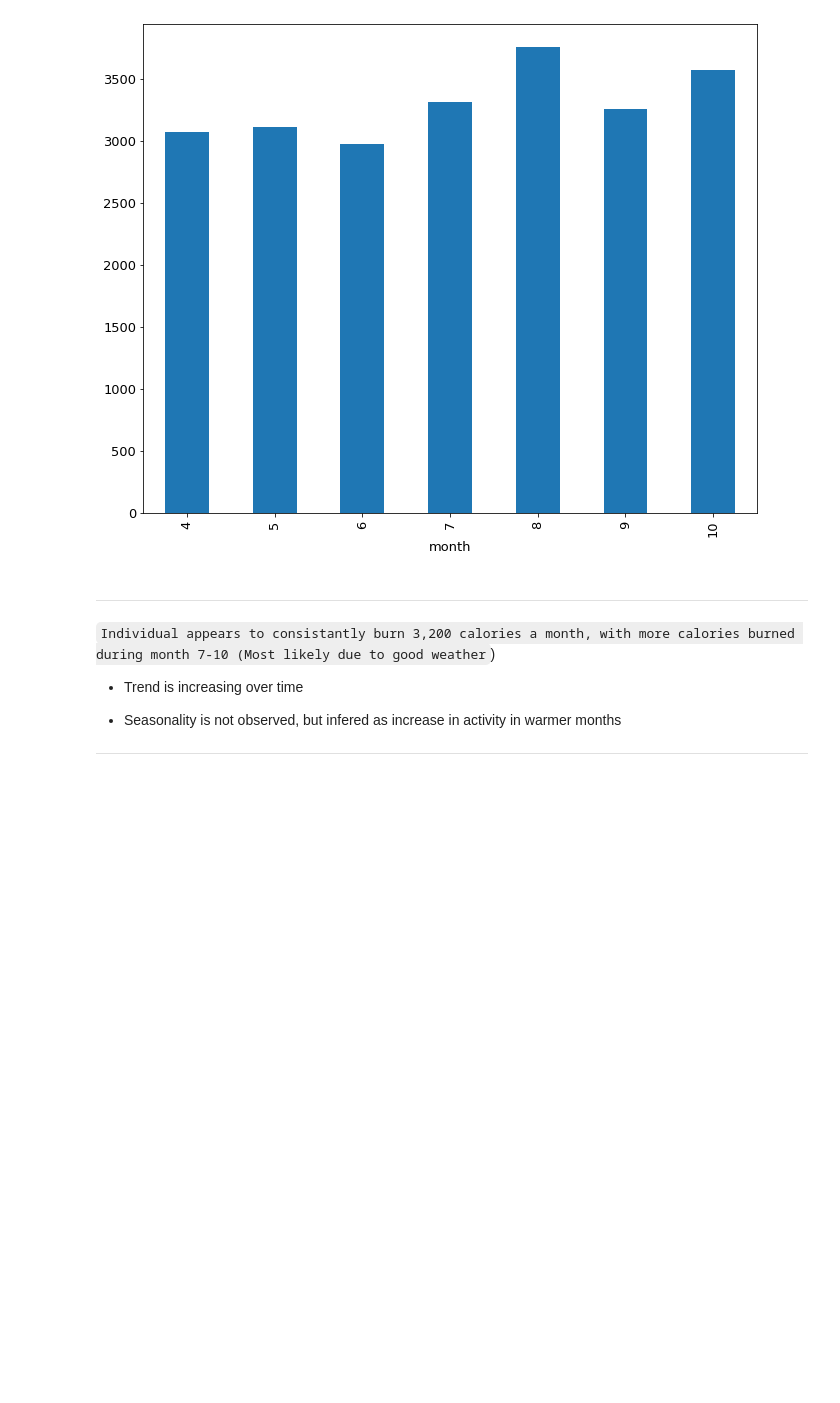
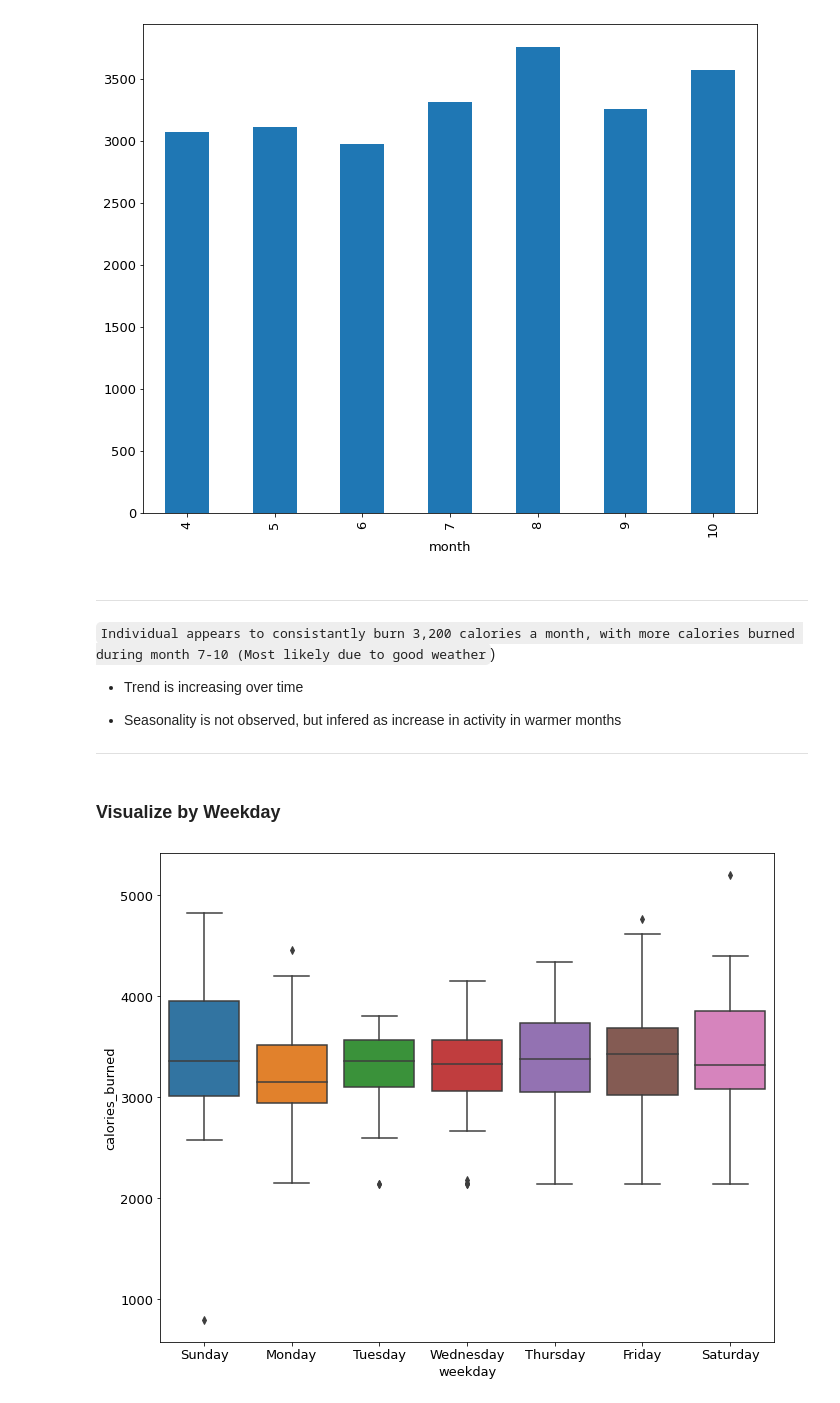
Before and after one commit to CSolitaire/time-series-exercises, a Jupyter notebook: project_explore.ipynb, the cells around one changed output. Cells and saved outputs as stored; diff of their text form; code cells hidden in the pictures; blank space fills up the shorter version.

```diff
--- a/project_explore.ipynb
+++ b/project_explore.ipynb
@@ -220,3 +223,12 @@ plt.show()
 - Seasonality is not observed, but infered as increase in activity in warmer months
 
 ***
+# %% [markdown]
+### Visualize by Weekday
+# %%
+# Visualize Bins
+order = ["Sunday", "Monday", "Tuesday", "Wednesday", "Thursday", "Friday", "Saturday"]
+sns.boxplot(data = train, y='calories_burned', x='weekday', order=order)
+plt.show()
+# %% [output]
+[figure, added]
```
Also changed, not shown: parts of 45 cells of this notebook.
